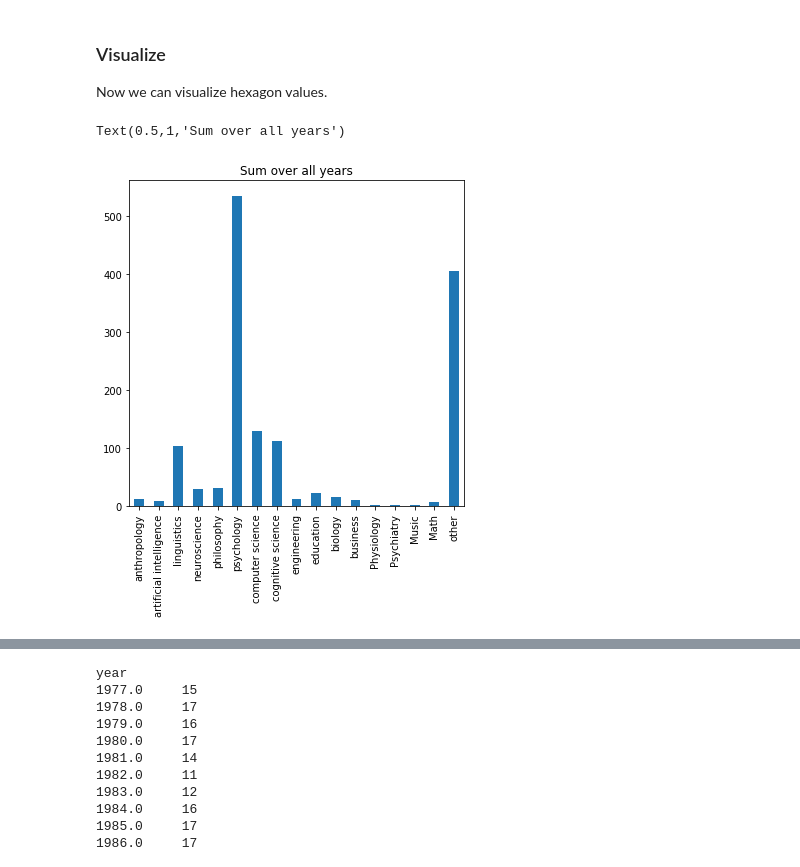
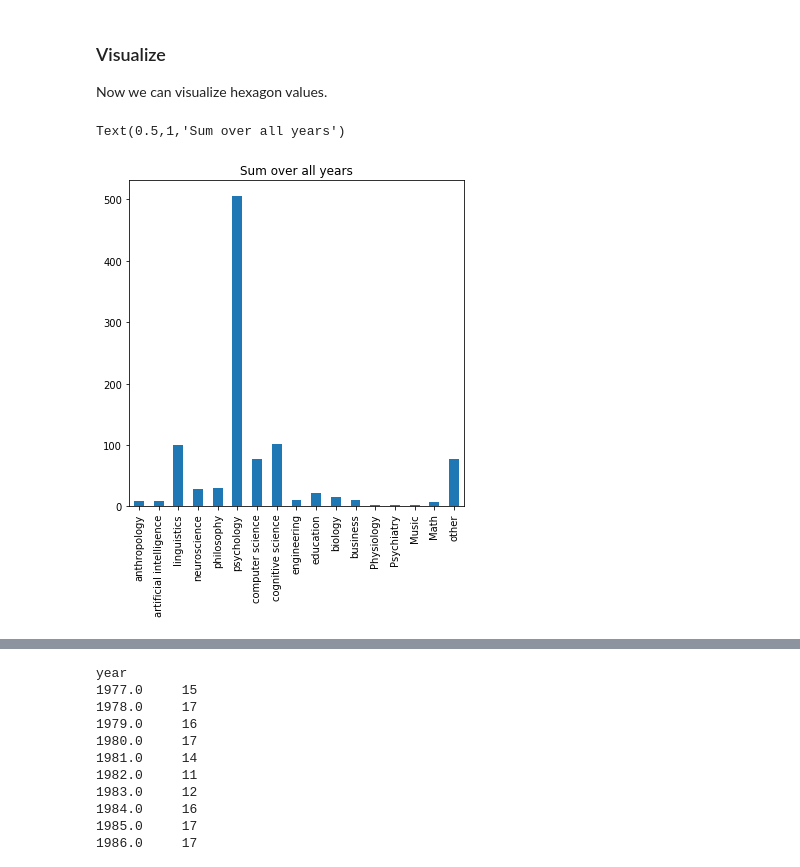
Before and after one commit to rdgao/WH2CogSci, a Jupyter notebook: parsing/Parsing V2 Data.ipynb, the cells around one changed output, grey strips where cells are left out. Cells and saved outputs as stored; diff of their text form; code cells hidden in the pictures.

```diff
--- a/parsing/Parsing V2 Data.ipynb
+++ b/parsing/Parsing V2 Data.ipynb
@@ -207,11 +208,11 @@ Now we can visualize hexagon values.
 # %%
 #pd_concat[['year'] + columns]
 
 # plot hexagon normalized by total (0:-2 indexing to exclude columns missing and total)
-hex_normed = pd_concat[columns[:-2]].div(pd_concat['total'], axis='rows')
+hex_normed = pd_concat[pd_concat['year']>2000][columns[:-2]].div(pd_concat['total'], axis='rows')
 hex_normed.sum().plot(kind='bar', figsize=(6,6))
 plt.xticks(rotation=90)
 plt.title('Sum over all years')
 # %% [output]
 Text(0.5,1,'Sum over all years')
-[figure, old version]
+[figure, new version]
```
Also changed, not shown: parts of 5 cells of this notebook, 4 other files.
